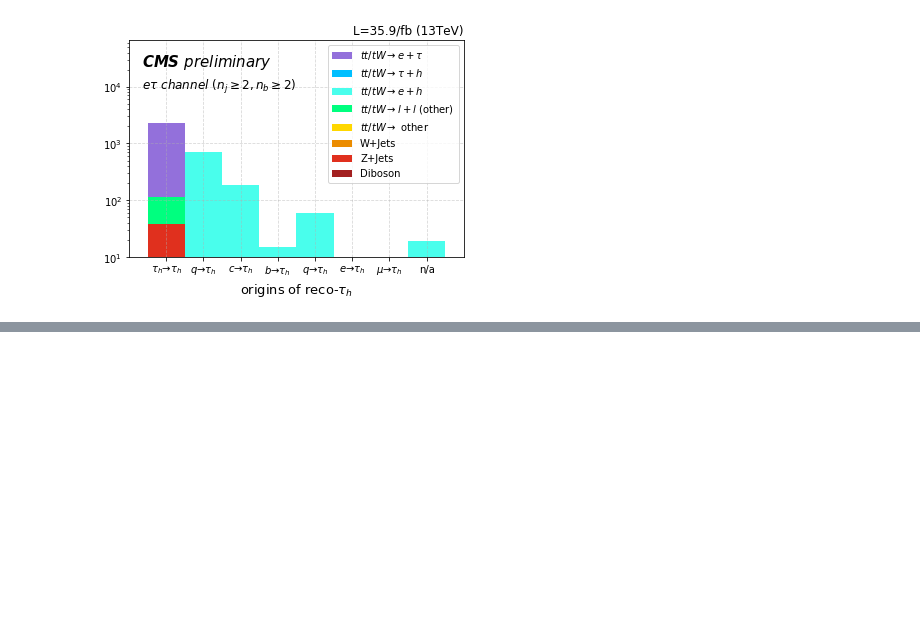
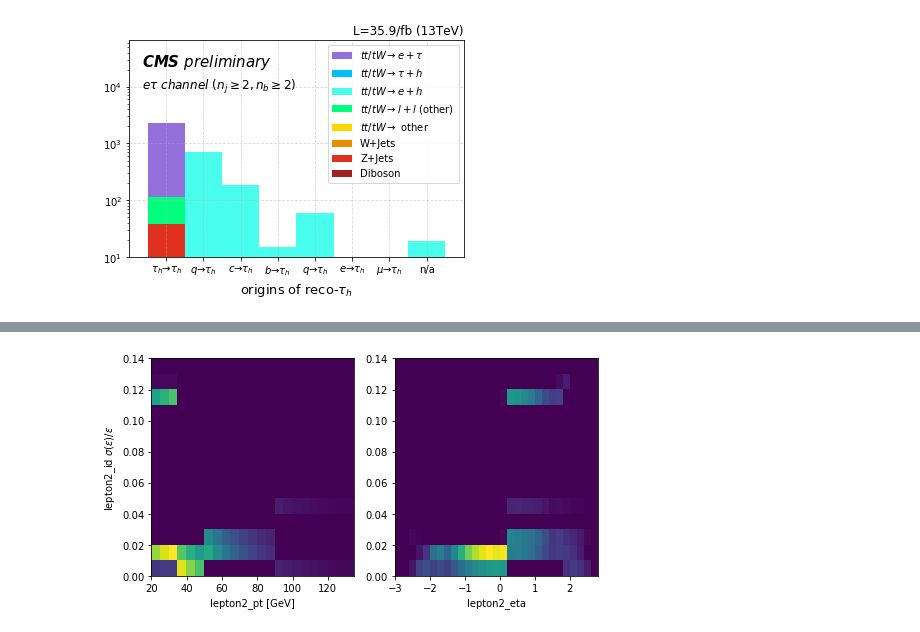
Before and after one commit to ZihengChen/WBranchingFaction, a Jupyter notebook: notebooks/studies/misid/genTauFlavor.ipynb, the cells around one changed output, grey strips where cells are left out. Cells and saved outputs as stored; diff of their text form; code cells hidden in the pictures; blank space fills up the shorter version.

```diff
--- a/notebooks/studies/misid/genTauFlavor.ipynb
+++ b/notebooks/studies/misid/genTauFlavor.ipynb
@@ -204,0 +228,19 @@ Series([], Name: tauGenFlavor, dtype: int64)
+# %%
+mctt = df_list[-1]
+# %%
+plt.figure(figsize=(8,4))
+
+plt.subplot(121)
+plt.hist2d(mctt.lepton2_pt,mctt.lepton2_idstd,
+           bins=(np.arange(20,140,5),np.arange(0,0.15,0.01)))
+plt.xlabel('lepton2_pt [GeV]')
+plt.ylabel(r'lepton2_id $\sigma(\epsilon)/\epsilon$')
+
+plt.subplot(122)
+plt.hist2d(mctt.lepton2_eta,mctt.lepton2_idstd,
+           bins=(np.arange(-3,3,0.2),np.arange(0,0.15,0.01)))
+plt.xlabel('lepton2_eta')
+
+plt.savefig(common.getBaseDirectory()+'plots/electron_EffID_{}.png'.format(selection), dpi=300)
+# %% [output]
+[figure, added]
```
Also changed, not shown: parts of 5 cells of this notebook, 6 other files.
